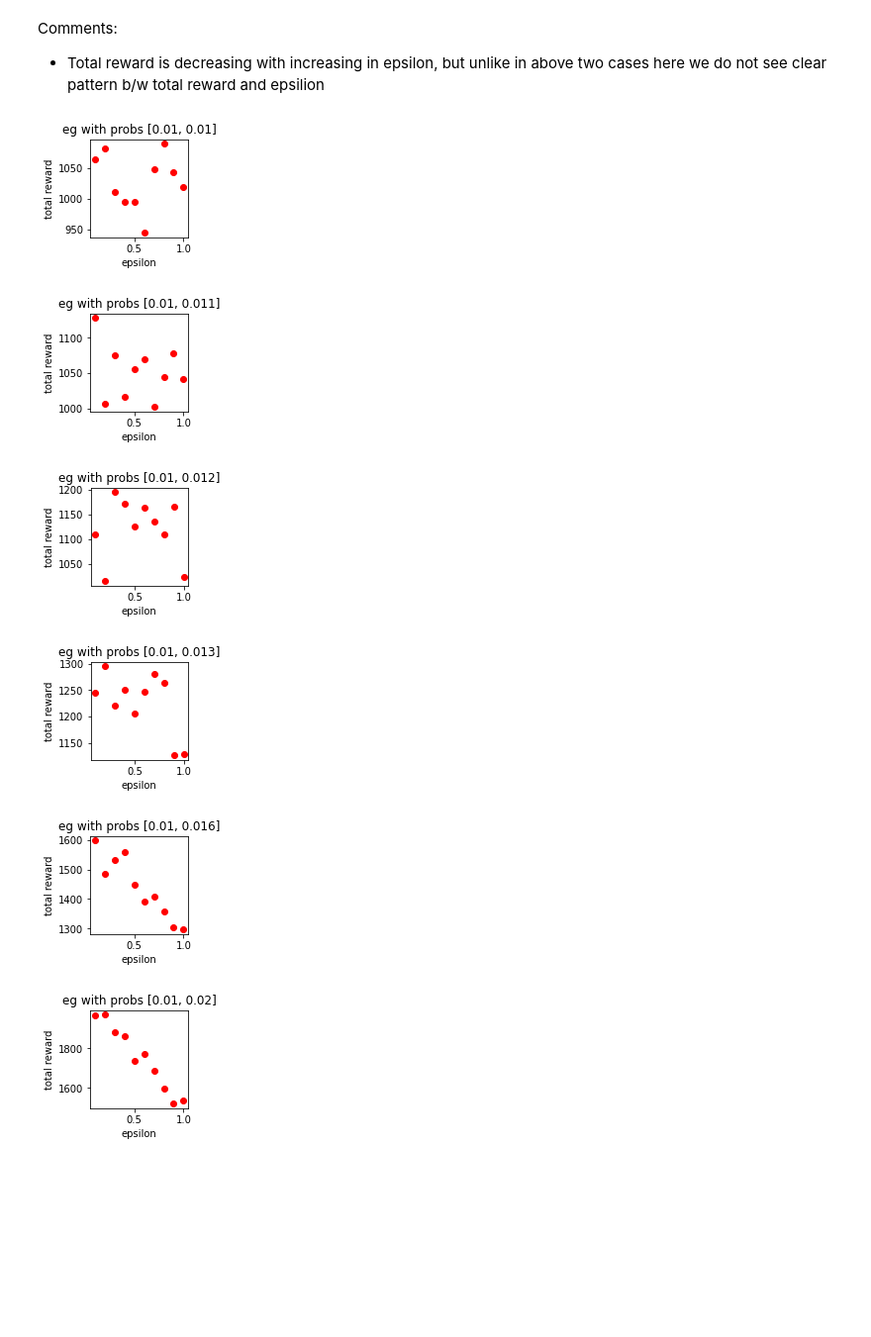
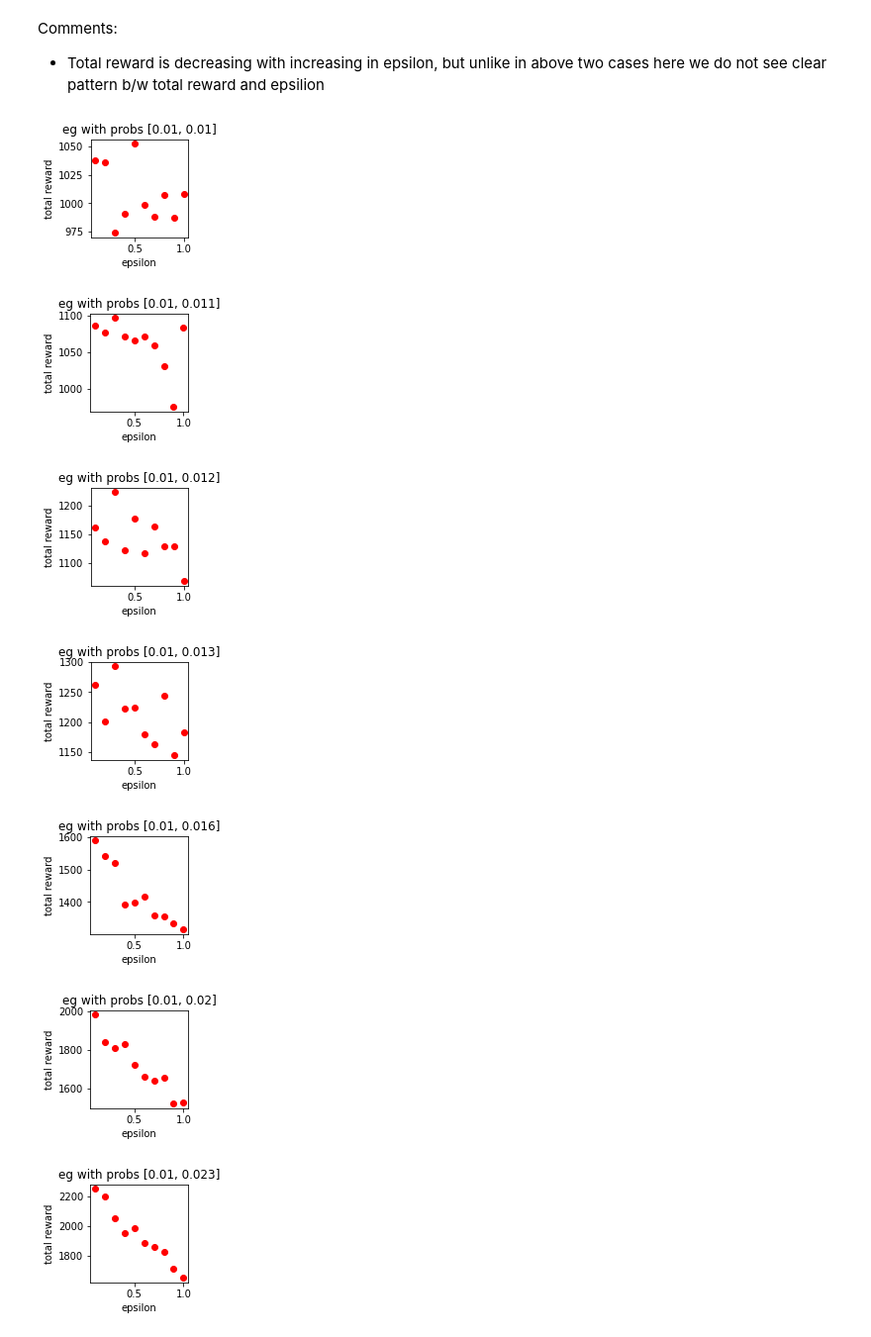
Before and after one commit to viswanath57/Learning-How-To-Act, a Jupyter notebook: Bandit Algorithms/epsilonGreedy.ipynb, the cells around one changed output. Shown at 99% size. Cells and saved outputs as stored; diff of their text form; code cells hidden in the pictures; blank space fills up the shorter version.

Commit message:
epsilon greedy
epsilon greedy

```diff
--- a/Bandit Algorithms/epsilonGreedy.ipynb
+++ b/Bandit Algorithms/epsilonGreedy.ipynb
@@ -281,36 +281,67 @@ plt.ylabel("total reward")
 plt.show() # Depending on whether you use IPython or interactive mode, etc.
 
 
 successProbabilities = [ 0.01, 0.013 ] # Options success rates in Hindsight
 rewardsDF = epsilonGreedyPlots( successProbabilities, noOfTrails )
 plt.subplot(234)
 plt.plot(rewardsDF['epsilon'], rewardsDF['total_reward'], 'ro')
 plt.title( "eg with probs {!r}". format(successProbabilities) )
 plt.xlabel("epsilon")
 plt.ylabel("total reward")
 plt.show() # Depending on whether you use IPython or interactive mode, etc.
 
 successProbabilities = [ 0.01, 0.016 ] # Options success rates in Hindsight
 rewardsDF = epsilonGreedyPlots( successProbabilities, noOfTrails )
 plt.subplot(235)
 plt.plot(rewardsDF['epsilon'], rewardsDF['total_reward'], 'ro')
 plt.title( "eg with probs {!r}". format(successProbabilities) )
 plt.xlabel("epsilon")
 plt.ylabel("total reward")
 plt.show() # Depending on whether you use IPython or interactive mode, etc.
 
 successProbabilities = [ 0.01, 0.02 ] # Options success rates in Hindsight
 rewardsDF = epsilonGreedyPlots( successProbabilities, noOfTrails )
 plt.subplot(236)
 plt.plot(rewardsDF['epsilon'], rewardsDF['total_reward'], 'ro')
 plt.title( "eg with probs {!r}". format(successProbabilities) )
 plt.xlabel("epsilon")
 plt.ylabel("total reward")
 plt.show() # Depending on whether you use IPython or interactive mode, etc.
+
+
+successProbabilities = [ 0.01, 0.023 ] # Options success rates in Hindsight
+rewardsDF = epsilonGreedyPlots( successProbabilities, noOfTrails )
+plt.subplot(236)
+plt.plot(rewardsDF['epsilon'], rewardsDF['total_reward'], 'ro')
+plt.title( "eg with probs {!r}". format(successProbabilities) )
+plt.xlabel("epsilon")
+plt.ylabel("total reward")
+plt.show() # Depending on whether you use IPython or interactive mode, etc.
+
+
+successProbabilities = [ 0.01, 0.026 ] # Options success rates in Hindsight
+rewardsDF = epsilonGreedyPlots( successProbabilities, noOfTrails )
+plt.subplot(236)
+plt.plot(rewardsDF['epsilon'], rewardsDF['total_reward'], 'ro')
+plt.title( "eg with probs {!r}". format(successProbabilities) )
+plt.xlabel("epsilon")
+plt.ylabel("total reward")
+plt.show() # Depending on whether you use IPython or interactive mode, etc.
+
+
+successProbabilities = [ 0.01, 0.029 ] # Options success rates in Hindsight
+rewardsDF = epsilonGreedyPlots( successProbabilities, noOfTrails )
+plt.subplot(236)
+plt.plot(rewardsDF['epsilon'], rewardsDF['total_reward'], 'ro')
+plt.title( "eg with probs {!r}". format(successProbabilities) )
+plt.xlabel("epsilon")
+plt.ylabel("total reward")
+plt.show() # Depending on whether you use IPython or interactive mode, etc.
 # %% [output]
-[figure, old version]
+[figure, new version]
-[figure, old version]
+[figure, new version]
-[figure, old version]
+[figure, new version]
-[figure, old version]
+[figure, new version]
-[figure, old version]
+[figure, new version]
-[figure, old version]
+[figure, new version]
+[figure, added]
```
Also changed, not shown: parts of 1 cell of this notebook.
